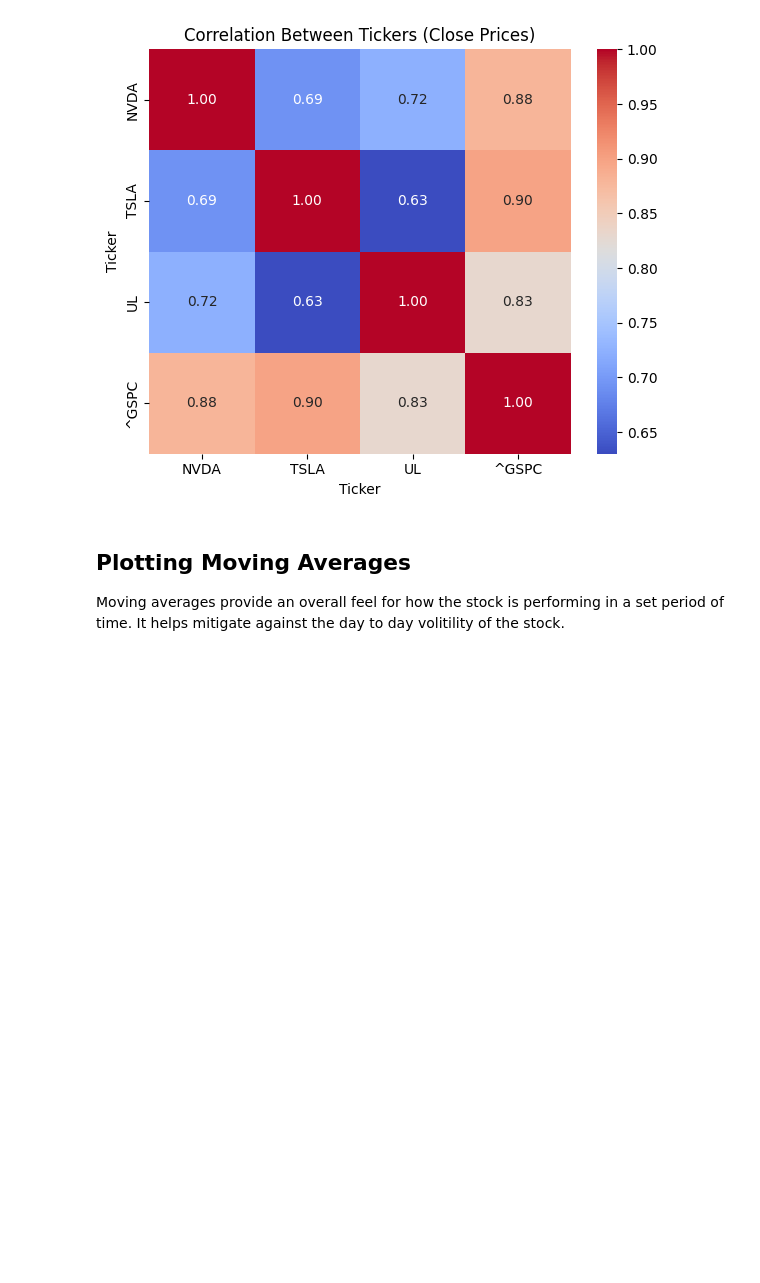
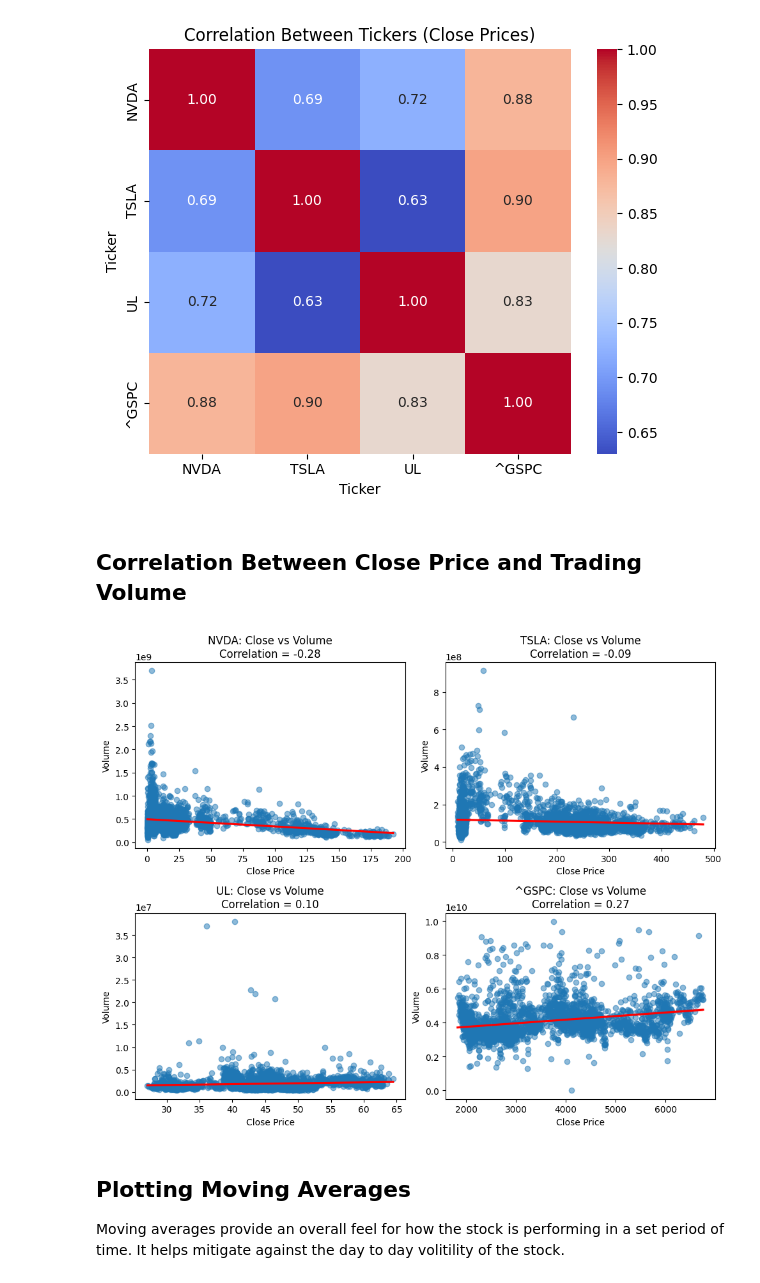
Before and after one commit to hjmoore67/AI-Coursework-Uni, a Jupyter notebook: uni-ai-coursework.ipynb, the cells around one changed output. Saved outputs shown, nothing was run; the diff lists cells and outputs as text; code cells hidden in the pictures; blank space fills up the shorter version.

```diff
--- a/uni-ai-coursework.ipynb
+++ b/uni-ai-coursework.ipynb
@@ -331,6 +331,30 @@ plt.title('Correlation Between Tickers (Close Prices)')
 plt.tight_layout()
 # %% [output]
 [figure]
+# %% [markdown]
+## Correlation Between Close Price and Trading Volume
+# %%
+
+plt.figure(figsize=(10, 8))
+plt.subplots_adjust(top=1.25, bottom=1.2)
+
+for i, ticker in enumerate(tickers, 1):
+    plt.subplot(2, 2, i)
+    data = combined_df[combined_df["Ticker"] == ticker].copy()
+
+    # Compute correlation
+    corr = data[["Close", "Volume"]].corr().iloc[0, 1]
+
+    # Scatter plot with regression line
+    sns.regplot(x="Close", y="Volume", data=data, scatter_kws={"alpha":0.5}, line_kws={"color":"red"})
+    plt.title(f"{ticker}: Close vs Volume\nCorrelation = {corr:.2f}")
+    plt.xlabel("Close Price")
+    plt.ylabel("Volume")
+
+plt.tight_layout()
+plt.show()
+# %% [output]
+[figure, added]
 # %% [markdown]
 ## Plotting Moving Averages
 
```
Also changed, not shown: parts of 3 cells of this notebook.
